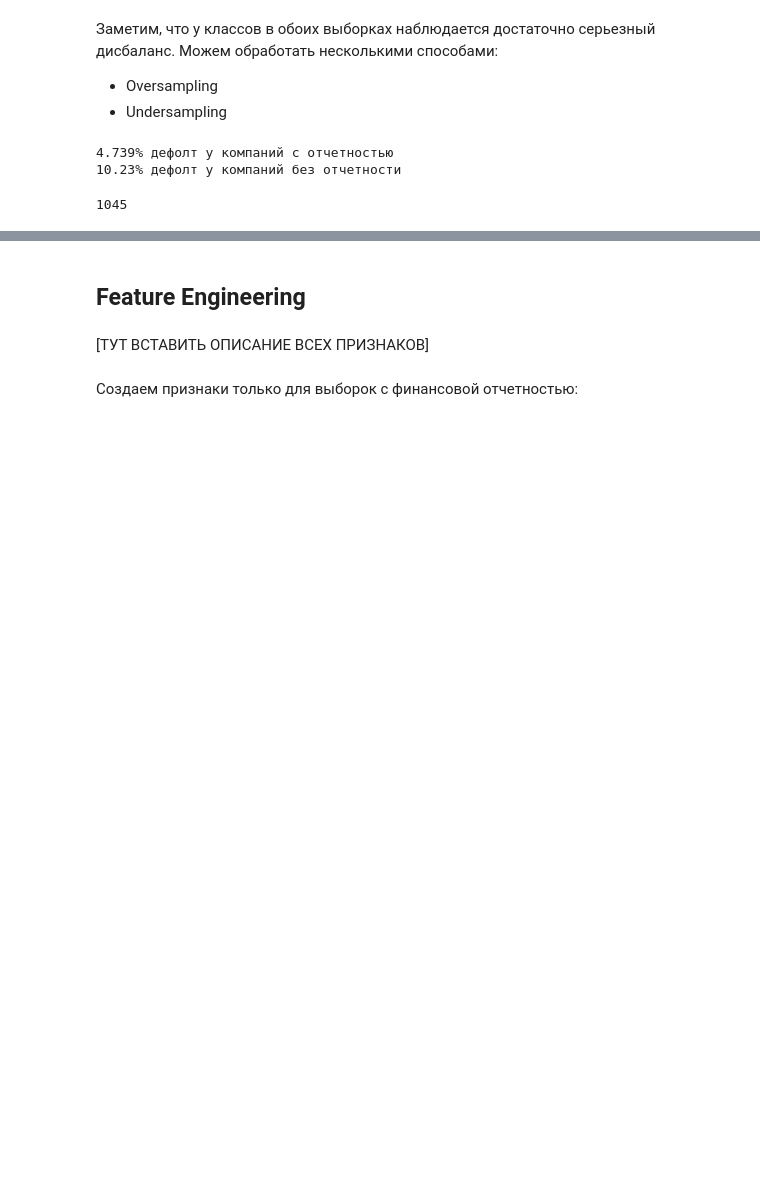
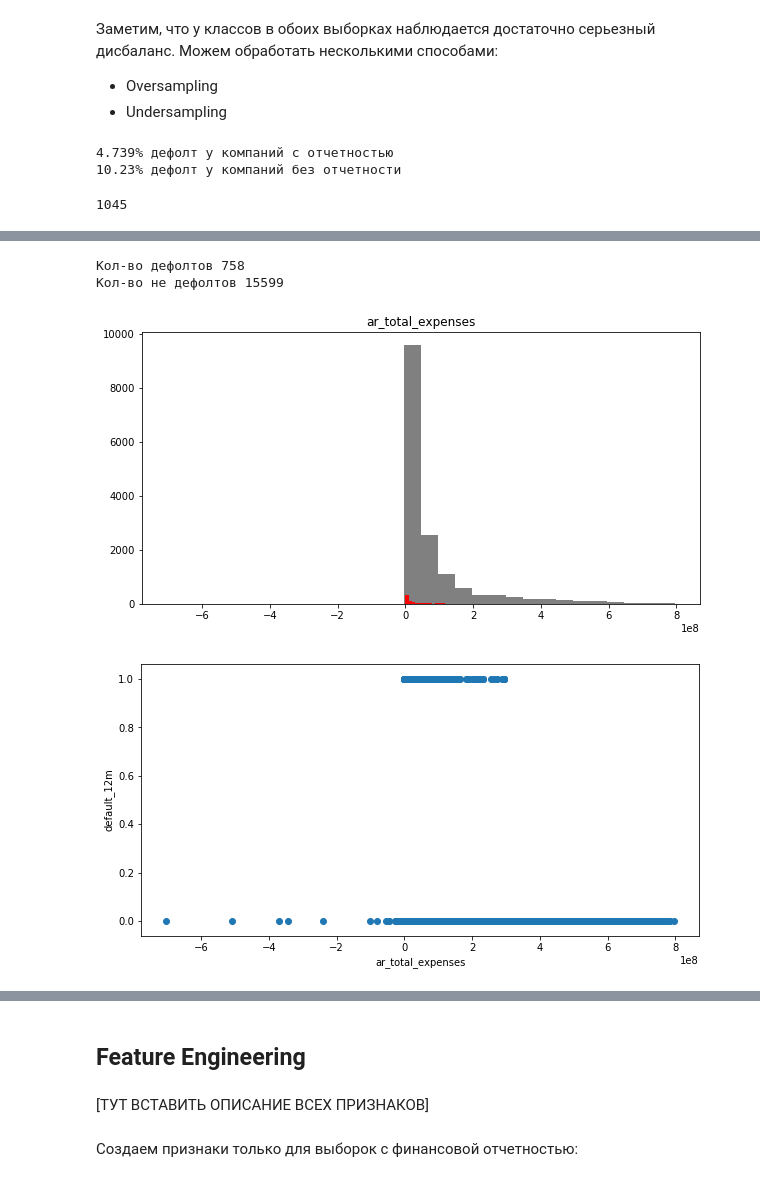
Before and after one commit to Stuksus/Hackaton_SBER, a Jupyter notebook: file_for_model_experiments.ipynb, the cells around one changed output, grey strips where cells are left out. Drawn from its saved outputs; the diff is of its cells as text; code cells hidden in the pictures; blank space fills up the shorter version.

```diff
--- a/file_for_model_experiments.ipynb
+++ b/file_for_model_experiments.ipynb
@@ -375,0 +551,9 @@ def oversampling(x_train, y_train):
+# %%
+vision_outliers(test_remove_outliers,'ar_total_expenses',test_remove_outliers)
+index_todel = test_remove_outliers.query('ar_total_expenses < 0').index.tolist()
+test_remove_outliers = test_remove_outliers.drop(index_todel,axis =0)
+# %% [output]
+Кол-во дефолтов 758
+Кол-во не дефолтов 15599
+[figure, added]
+[figure, added]
```
Also changed, not shown: parts of 42 cells of this notebook.
